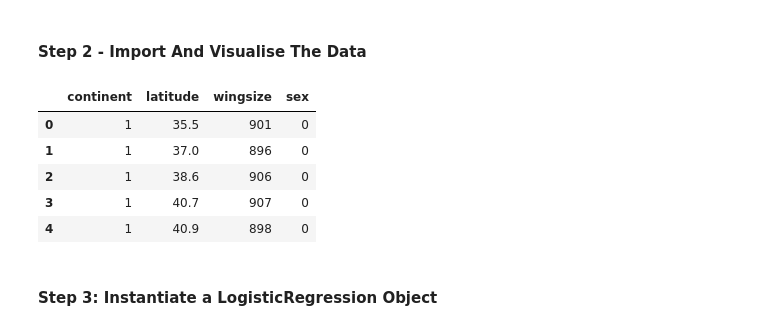
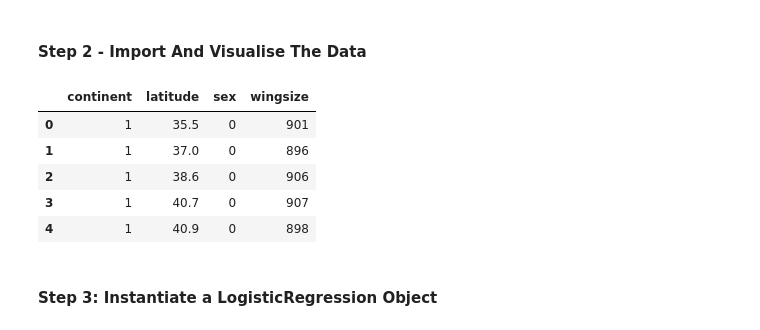
Before and after one commit to waynewilliamprout123456789/Machine_Learning, a Jupyter notebook: examples/4.OOP_Logistic_Regression.ipynb, the cells around one changed output. Drawn from its saved outputs; the diff is of its cells as text; code cells hidden in the pictures.

Commit message:
improve dataframe use

```diff
--- a/examples/4.OOP_Logistic_Regression.ipynb
+++ b/examples/4.OOP_Logistic_Regression.ipynb
@@ -19,16 +19,28 @@ plt.style.use('ggplot')
 from sklearn.linear_model import LogisticRegression
 # %% [markdown]
 #### Step 2 - Import And Visualise The Data
-# %%
-insects = pd.read_csv('./data/insects.csv', sep='\t')
-insects.head()
-# %% [output]
-|  | continent | latitude | wingsize | sex |
-| 0 | 1 | 35.5 | 901 | 0 |
-| 1 | 1 | 37.0 | 896 | 0 |
-| 2 | 1 | 38.6 | 906 | 0 |
-| 3 | 1 | 40.7 | 907 | 0 |
-| 4 | 1 | 40.9 | 898 | 0 |
+# %%
+insects = pd.read_csv('./data/insects.csv', sep='\t')
+insects = pd.DataFrame({
+    'continent': insects['continent'],
+    'latitude': insects['latitude'],
+    'sex': insects['sex'],
+    'wingsize': insects['wingsize']
+})
+
+# Features variable
+X_insects = insects[['wingsize', 'latitude', 'sex']]
+# Target variable
+y_insects = insects['continent']
+
+insects.head()
+# %% [output]
+|  | continent | latitude | sex | wingsize |
+| 0 | 1 | 35.5 | 0 | 901 |
+| 1 | 1 | 37.0 | 0 | 896 |
+| 2 | 1 | 38.6 | 0 | 906 |
+| 3 | 1 | 40.7 | 0 | 907 |
+| 4 | 1 | 40.9 | 0 | 898 |
 # %% [markdown]
 #### Step 3: Instantiate a LogisticRegression Object
 # %%
```
Also changed, not shown: parts of 2 cells of this notebook, 8 other files.
